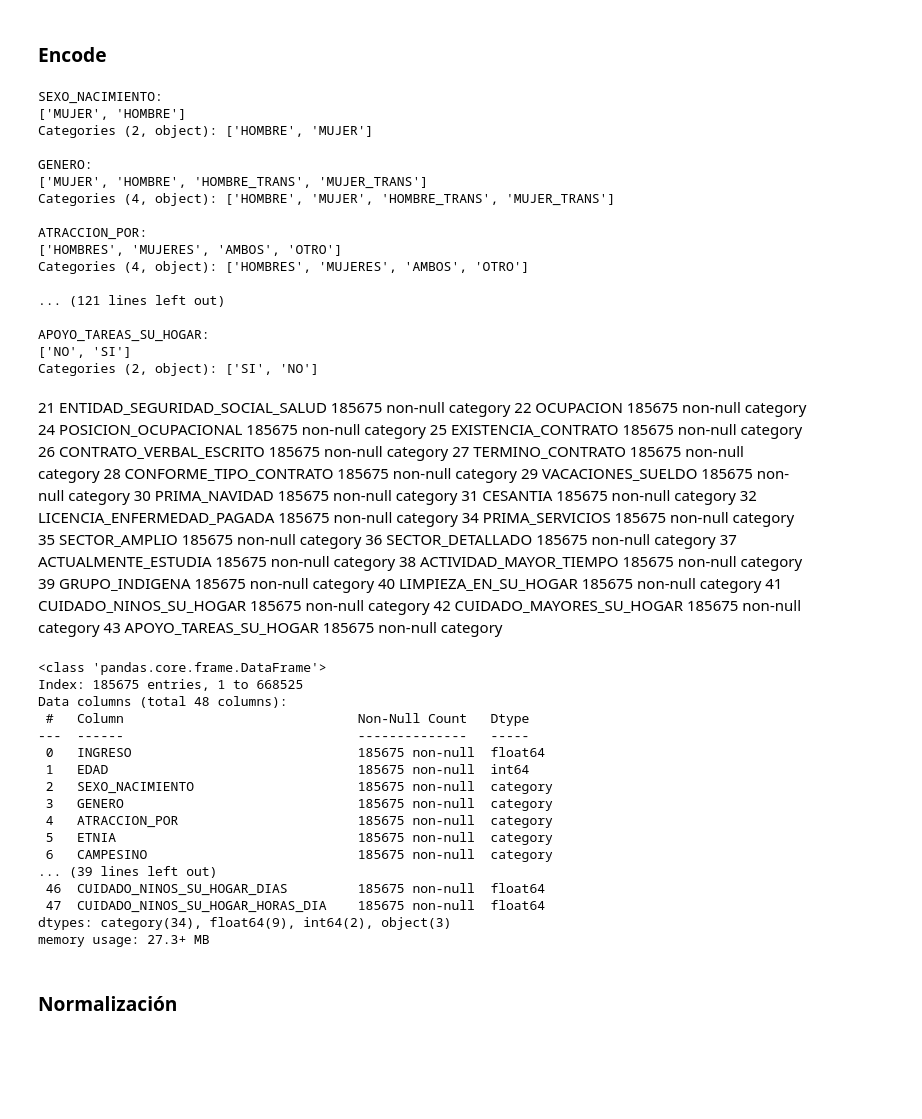
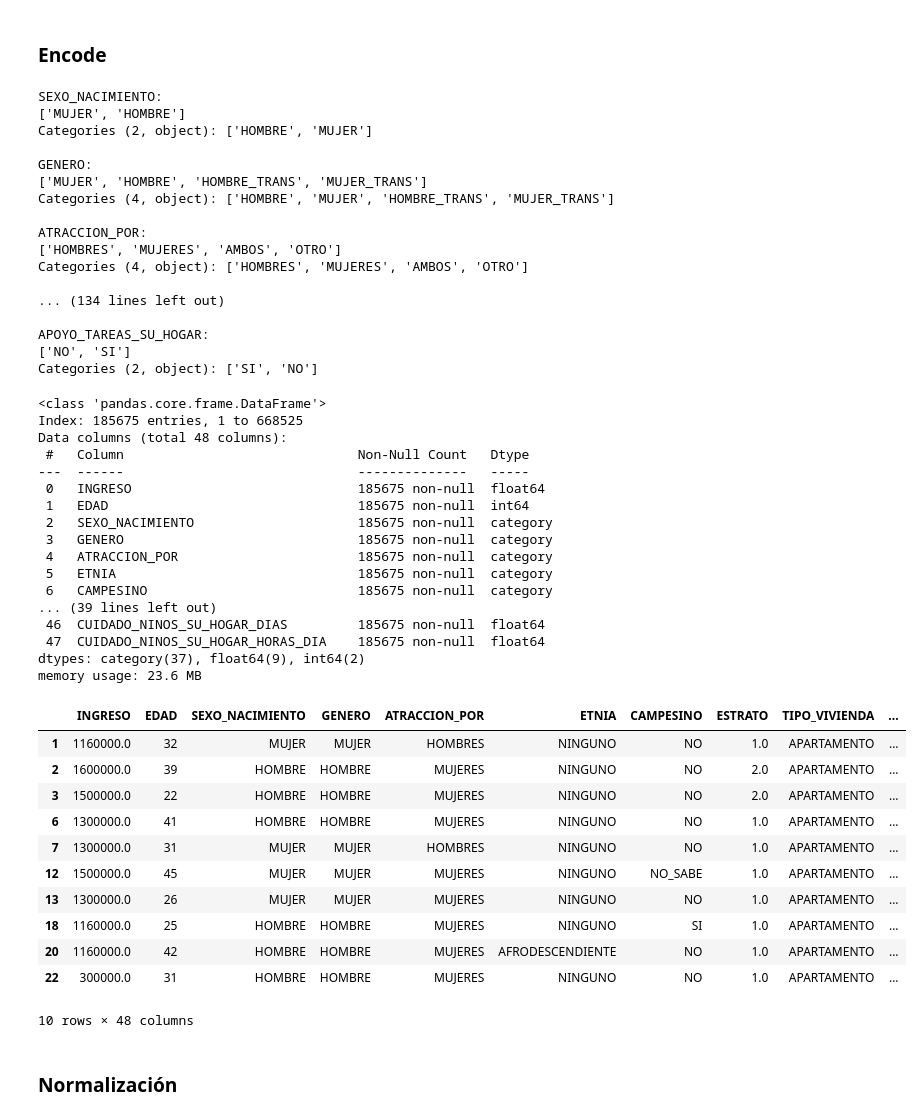
Before and after one commit to MariSalas23/ANALITICA_FINAL, a Jupyter notebook: ANALITICA_FINAL copy 2.ipynb, the cells around one changed output. Drawn from its saved outputs; the diff is of its cells as text; code cells hidden in the pictures; blank space fills up the shorter version.

```diff
--- a/ANALITICA_FINAL copy 2.ipynb
+++ b/ANALITICA_FINAL copy 2.ipynb
@@ -573,6 +573,13 @@ diccionario_etnias = {
 # Aplicar el mapeo y usar 'OTRO' si el código no está en el diccionario
 df_ingreso['GRUPO_INDIGENA'] = df_ingreso['GRUPO_INDIGENA'].map(diccionario_etnias).fillna("OTRO")
 
+columnas_categoricas2 = [
+    'GRUPO_INDIGENA', 'SECTOR_AMPLIO'
+]
+
+for col in columnas_categoricas2:
+    df_ingreso[col] = df_ingreso[col].astype('category')
+
 df_ingreso['ACTIVIDAD_MAYOR_TIEMPO'] = df_ingreso['ACTIVIDAD_MAYOR_TIEMPO'].map({1: "TRABAJANDO", 2: "BUSCANDO_TRABAJO", 3:"ESTUDIANDO", 4:"OFICIOS_DEL_HOGAR", 6:"OTRO"})
 df_ingreso['POSICION_OCUPACIONAL'] = df_ingreso['POSICION_OCUPACIONAL'].map({1: "EMPLEADO_EMPRESA_PARTICULAR", 2: "EMPLEADO_DEL_GOBIERNO", 3:"EMPLEADO_DOMESTICO", 7:"TRABAJADOR_SIN_REMUNERACION"})
 df_ingreso['EXISTENCIA_CONTRATO'] = df_ingreso['EXISTENCIA_CONTRATO'].map({1: "SI", 2: "NO"})
@@ -582,7 +589,7 @@ df_ingreso['ATRACCION_POR'] = df_ingreso['ATRACCION_POR'].map({1: "HOMBRES", 2:
 df_ingreso['ETNIA'] = df_ingreso['ETNIA'].map({1: "INDIGENA", 2: "ROM", 3:"RAIZAL", 4:"PALENQUERO", 5:"AFRODESCENDIENTE", 6:"NINGUNO"})
 df_ingreso['CAMPESINO'] = df_ingreso['CAMPESINO'].map({1: "SI", 2: "NO", 9:"NO_SABE"})
 df_ingreso['TIPO_VIVIENDA'] = df_ingreso['TIPO_VIVIENDA'].map({1: "CASA", 2: "APARTAMENTO", 3:"CUARTO_INQUILINATO", 4:"CUARTO_OTRA_ESTRUCTURA", 5:"VIVIENDA_INDIGENA", 6:"OTRO"})
-df_ingreso['TENENCIA_VIVIENDA'] = df_ingreso['TENENCIA_VIVIENDA'].map({1: "PROPIA_PAGA", 2: "PROPIA_PAGANDO", 3:"ARRIENDO", 4:"USUFRUCTO", 5:"POSESION_SIN_TITULO", 6:"OTRO"})
+df_ingreso['TENENCIA_VIVIENDA'] = df_ingreso['TENENCIA_VIVIENDA'].map({1: "PROPIA_PAGA", 2: "PROPIA_PAGANDO", 3:"ARRIENDO", 4:"USUFRUCTO", 5:"POSESION_SIN_TITULO", 6:"OTRO", 7:"NO_SABE"})
 df_ingreso['URBANO_RURAL'] = df_ingreso['URBANO_RURAL'].map({1: "URBANO", 2: "RURAL"})
 df_ingreso['ELECTRICIDAD'] = df_ingreso['ELECTRICIDAD'].map({1: "SI", 2: "NO"})
 df_ingreso['GAS_NATURAL'] = df_ingreso['GAS_NATURAL'].map({1: "SI", 2: "NO"})
@@ -718,34 +725,11 @@ ATRACCION_POR:
 ['HOMBRES', 'MUJERES', 'AMBOS', 'OTRO']
 Categories (4, object): ['HOMBRES', 'MUJERES', 'AMBOS', 'OTRO']
 
-... (121 lines left out)
+... (134 lines left out)
 
 APOYO_TAREAS_SU_HOGAR:
 ['NO', 'SI']
 Categories (2, object): ['SI', 'NO']
-# %% [markdown]
-
- 21  ENTIDAD_SEGURIDAD_SOCIAL_SALUD      185675 non-null  category
- 22  OCUPACION                           185675 non-null  category
- 24  POSICION_OCUPACIONAL                185675 non-null  category
- 25  EXISTENCIA_CONTRATO                 185675 non-null  category
- 26  CONTRATO_VERBAL_ESCRITO             185675 non-null  category
- 27  TERMINO_CONTRATO                    185675 non-null  category
- 28  CONFORME_TIPO_CONTRATO              185675 non-null  category
- 29  VACACIONES_SUELDO                   185675 non-null  category
- 30  PRIMA_NAVIDAD                       185675 non-null  category
- 31  CESANTIA                            185675 non-null  category
- 32  LICENCIA_ENFERMEDAD_PAGADA          185675 non-null  category
- 34  PRIMA_SERVICIOS                     185675 non-null  category
- 35  SECTOR_AMPLIO                       185675 non-null  category
- 36  SECTOR_DETALLADO                    185675 non-null  category
- 37  ACTUALMENTE_ESTUDIA                 185675 non-null  category
- 38  ACTIVIDAD_MAYOR_TIEMPO              185675 non-null  category
- 39  GRUPO_INDIGENA                      185675 non-null  category
- 40  LIMPIEZA_EN_SU_HOGAR                185675 non-null  category
- 41  CUIDADO_NINOS_SU_HOGAR              185675 non-null  category
- 42  CUIDADO_MAYORES_SU_HOGAR            185675 non-null  category
- 43  APOYO_TAREAS_SU_HOGAR               185675 non-null  category
 # %%
 # Label or One-Hot encode
 
@@ -766,8 +750,23 @@ Data columns (total 48 columns):
 ... (39 lines left out)
  46  CUIDADO_NINOS_SU_HOGAR_DIAS         185675 non-null  float64
  47  CUIDADO_NINOS_SU_HOGAR_HORAS_DIA    185675 non-null  float64
-dtypes: category(34), float64(9), int64(2), object(3)
-memory usage: 27.3+ MB
+dtypes: category(37), float64(9), int64(2)
+memory usage: 23.6 MB
+# %%
+df_ingreso.head(10)
+# %% [output]
+|  | INGRESO | EDAD | SEXO_NACIMIENTO | GENERO | ATRACCION_POR | ETNIA | CAMPESINO | ESTRATO | TIPO_VIVIENDA | ... |
+| 1 | 1160000.0 | 32 | MUJER | MUJER | HOMBRES | NINGUNO | NO | 1.0 | APARTAMENTO | ... |
+| 2 | 1600000.0 | 39 | HOMBRE | HOMBRE | MUJERES | NINGUNO | NO | 2.0 | APARTAMENTO | ... |
+| 3 | 1500000.0 | 22 | HOMBRE | HOMBRE | MUJERES | NINGUNO | NO | 2.0 | APARTAMENTO | ... |
+| 6 | 1300000.0 | 41 | HOMBRE | HOMBRE | MUJERES | NINGUNO | NO | 1.0 | APARTAMENTO | ... |
+| 7 | 1300000.0 | 31 | MUJER | MUJER | HOMBRES | NINGUNO | NO | 1.0 | APARTAMENTO | ... |
+| 12 | 1500000.0 | 45 | MUJER | MUJER | MUJERES | NINGUNO | NO_SABE | 1.0 | APARTAMENTO | ... |
+| 13 | 1300000.0 | 26 | MUJER | MUJER | MUJERES | NINGUNO | NO | 1.0 | APARTAMENTO | ... |
+| 18 | 1160000.0 | 25 | HOMBRE | HOMBRE | MUJERES | NINGUNO | SI | 1.0 | APARTAMENTO | ... |
+| 20 | 1160000.0 | 42 | HOMBRE | HOMBRE | MUJERES | AFRODESCENDIENTE | NO | 1.0 | APARTAMENTO | ... |
+| 22 | 300000.0 | 31 | HOMBRE | HOMBRE | MUJERES | NINGUNO | NO | 1.0 | APARTAMENTO | ... |
+10 rows × 48 columns
 # %% [markdown]
 ### **Normalización**
 # %% [markdown]
```
